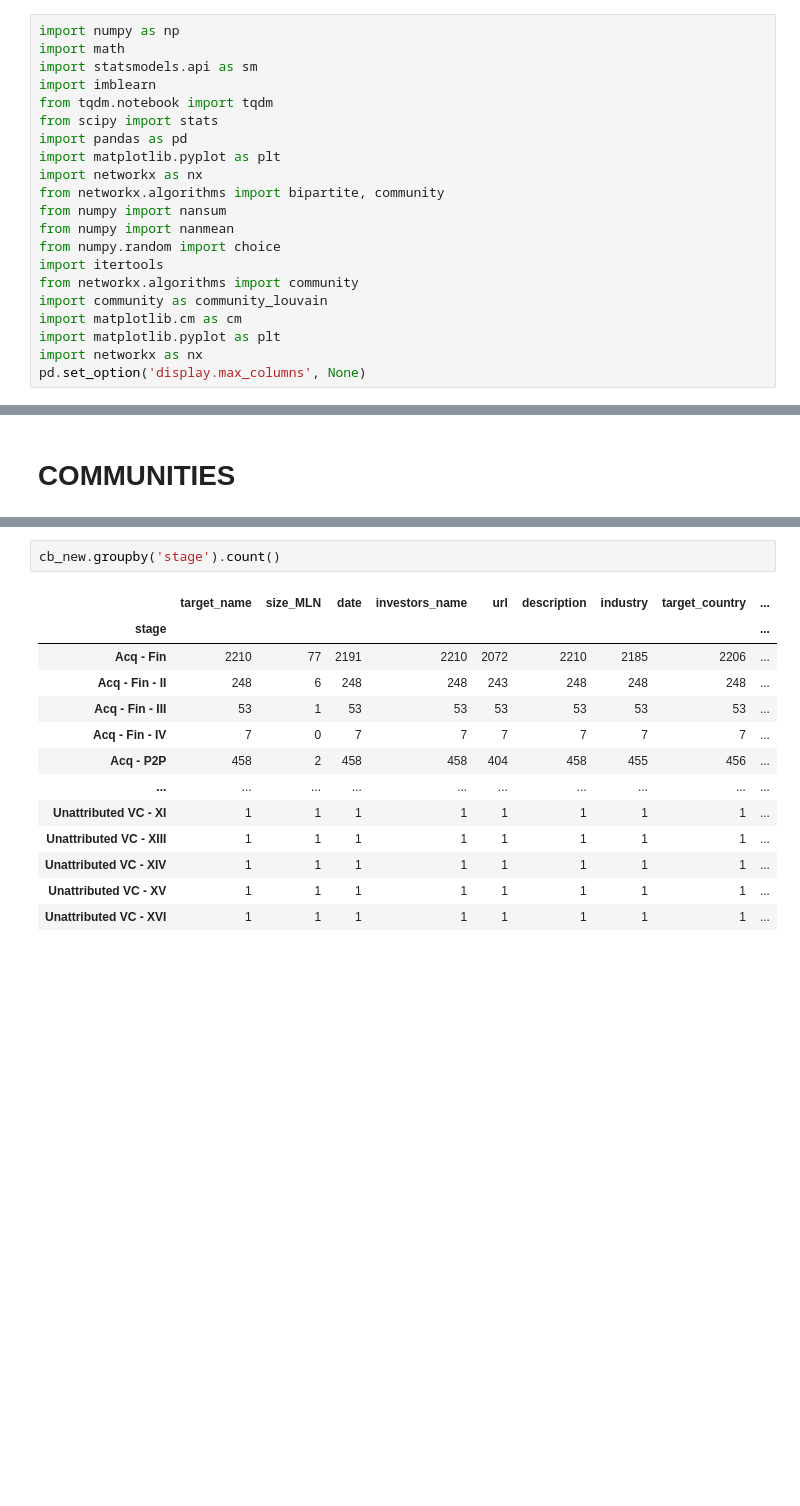
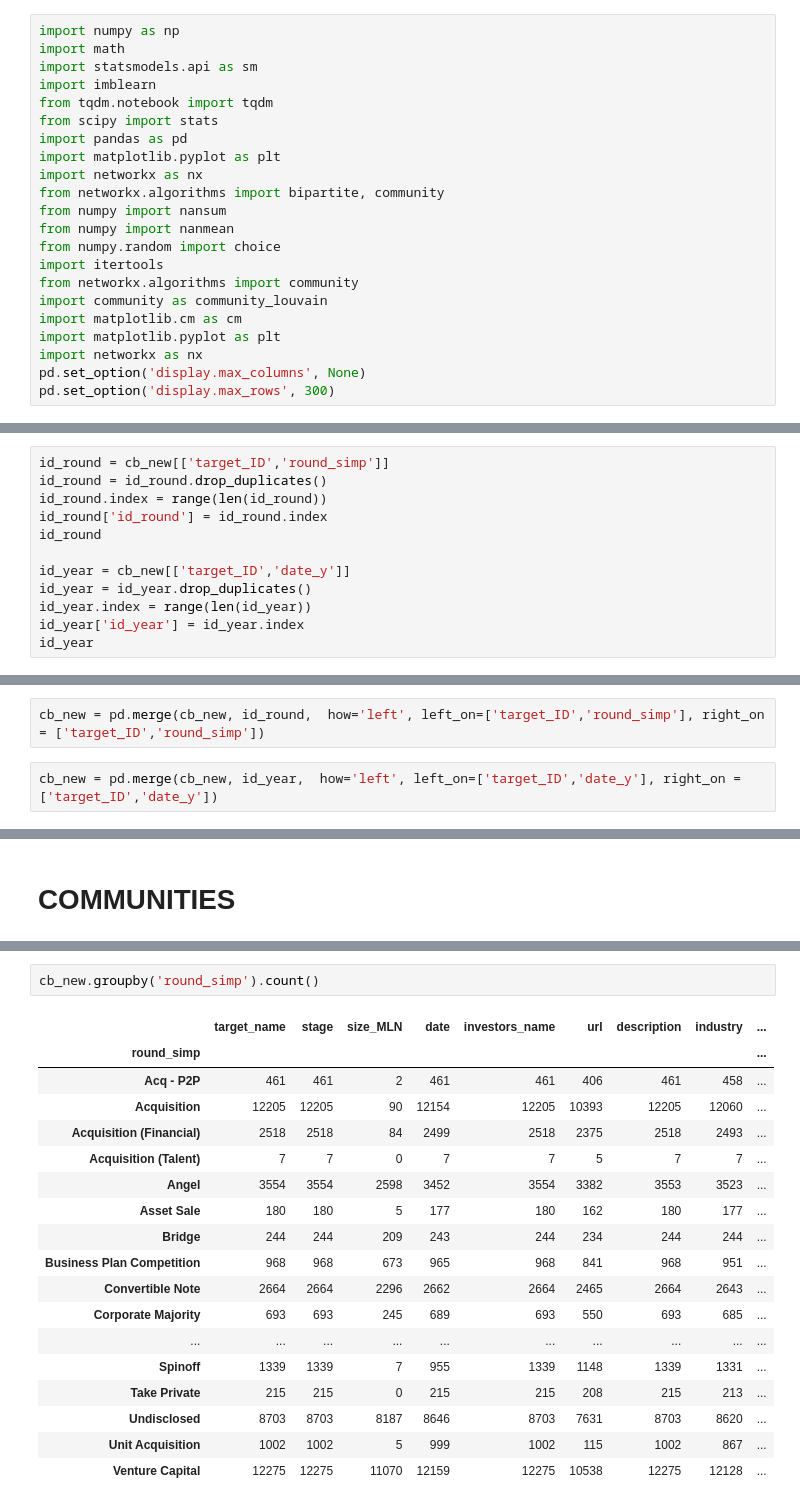
Before and after one commit to testalorenzo/crunch_net, a Jupyter notebook: notebook/CB.ipynb, the cells around one changed output, grey strips where cells are left out. Saved outputs shown, nothing was run; the diff lists cells and outputs as text; blank space fills up the shorter version.

```diff
--- a/notebook/CB.ipynb
+++ b/notebook/CB.ipynb
@@ -19,6 +19,7 @@ import matplotlib.cm as cm
 import matplotlib.pyplot as plt
 import networkx as nx
 pd.set_option('display.max_columns', None)
+pd.set_option('display.max_rows', 300)
 # %% [markdown]
 ## Bipartite network generation
 # %% [markdown]
@@ -258,0 +317,12 @@ B.remove_nodes_from(brutti)
+# %%
+id_round = cb_new[['target_ID','round_simp']]
+id_round = id_round.drop_duplicates()
+id_round.index = range(len(id_round))
+id_round['id_round'] = id_round.index
+id_round
+
+id_year = cb_new[['target_ID','date_y']]
+id_year = id_year.drop_duplicates()
+id_year.index = range(len(id_year))
+id_year['id_year'] = id_year.index
+id_year
@@ -258,0 +343,4 @@ B.remove_nodes_from(brutti)
+# %%
+cb_new = pd.merge(cb_new, id_round,  how='left', left_on=['target_ID','round_simp'], right_on = ['target_ID','round_simp'])
+# %%
+cb_new = pd.merge(cb_new, id_year,  how='left', left_on=['target_ID','date_y'], right_on = ['target_ID','date_y'])
@@ -283,16 +501,21 @@ partition = community_louvain.best_partition(G)
 # %%
-cb_new.groupby('stage').count()
+cb_new.groupby('round_simp').count()
 # %% [output]
-|  | target_name | size_MLN | date | investors_name | url | description | industry | target_country | ... |
-| stage |  |  |  |  |  |  |  |  | ... |
-| Acq - Fin | 2210 | 77 | 2191 | 2210 | 2072 | 2210 | 2185 | 2206 | ... |
-| Acq - Fin - II | 248 | 6 | 248 | 248 | 243 | 248 | 248 | 248 | ... |
-| Acq - Fin - III | 53 | 1 | 53 | 53 | 53 | 53 | 53 | 53 | ... |
-| Acq - Fin - IV | 7 | 0 | 7 | 7 | 7 | 7 | 7 | 7 | ... |
-| Acq - P2P | 458 | 2 | 458 | 458 | 404 | 458 | 455 | 456 | ... |
+|  | target_name | stage | size_MLN | date | investors_name | url | description | industry | ... |
+| round_simp |  |  |  |  |  |  |  |  | ... |
+| Acq - P2P | 461 | 461 | 2 | 461 | 461 | 406 | 461 | 458 | ... |
+| Acquisition | 12205 | 12205 | 90 | 12154 | 12205 | 10393 | 12205 | 12060 | ... |
+| Acquisition (Financial) | 2518 | 2518 | 84 | 2499 | 2518 | 2375 | 2518 | 2493 | ... |
+| Acquisition (Talent) | 7 | 7 | 0 | 7 | 7 | 5 | 7 | 7 | ... |
+| Angel | 3554 | 3554 | 2598 | 3452 | 3554 | 3382 | 3553 | 3523 | ... |
+| Asset Sale | 180 | 180 | 5 | 177 | 180 | 162 | 180 | 177 | ... |
+| Bridge | 244 | 244 | 209 | 243 | 244 | 234 | 244 | 244 | ... |
+| Business Plan Competition | 968 | 968 | 673 | 965 | 968 | 841 | 968 | 951 | ... |
+| Convertible Note | 2664 | 2664 | 2296 | 2662 | 2664 | 2465 | 2664 | 2643 | ... |
+| Corporate Majority | 693 | 693 | 245 | 689 | 693 | 550 | 693 | 685 | ... |
 | ... | ... | ... | ... | ... | ... | ... | ... | ... | ... |
-| Unattributed VC - XI | 1 | 1 | 1 | 1 | 1 | 1 | 1 | 1 | ... |
-| Unattributed VC - XIII | 1 | 1 | 1 | 1 | 1 | 1 | 1 | 1 | ... |
-| Unattributed VC - XIV | 1 | 1 | 1 | 1 | 1 | 1 | 1 | 1 | ... |
-| Unattributed VC - XV | 1 | 1 | 1 | 1 | 1 | 1 | 1 | 1 | ... |
-| Unattributed VC - XVI | 1 | 1 | 1 | 1 | 1 | 1 | 1 | 1 | ... |
+| Spinoff | 1339 | 1339 | 7 | 955 | 1339 | 1148 | 1339 | 1331 | ... |
+| Take Private | 215 | 215 | 0 | 215 | 215 | 208 | 215 | 213 | ... |
+| Undisclosed | 8703 | 8703 | 8187 | 8646 | 8703 | 7631 | 8703 | 8620 | ... |
+| Unit Acquisition | 1002 | 1002 | 5 | 999 | 1002 | 115 | 1002 | 867 | ... |
+| Venture Capital | 12275 | 12275 | 11070 | 12159 | 12275 | 10538 | 12275 | 12128 | ... |
```
Also changed, not shown: parts of 40 cells of this notebook, 1 other file.
